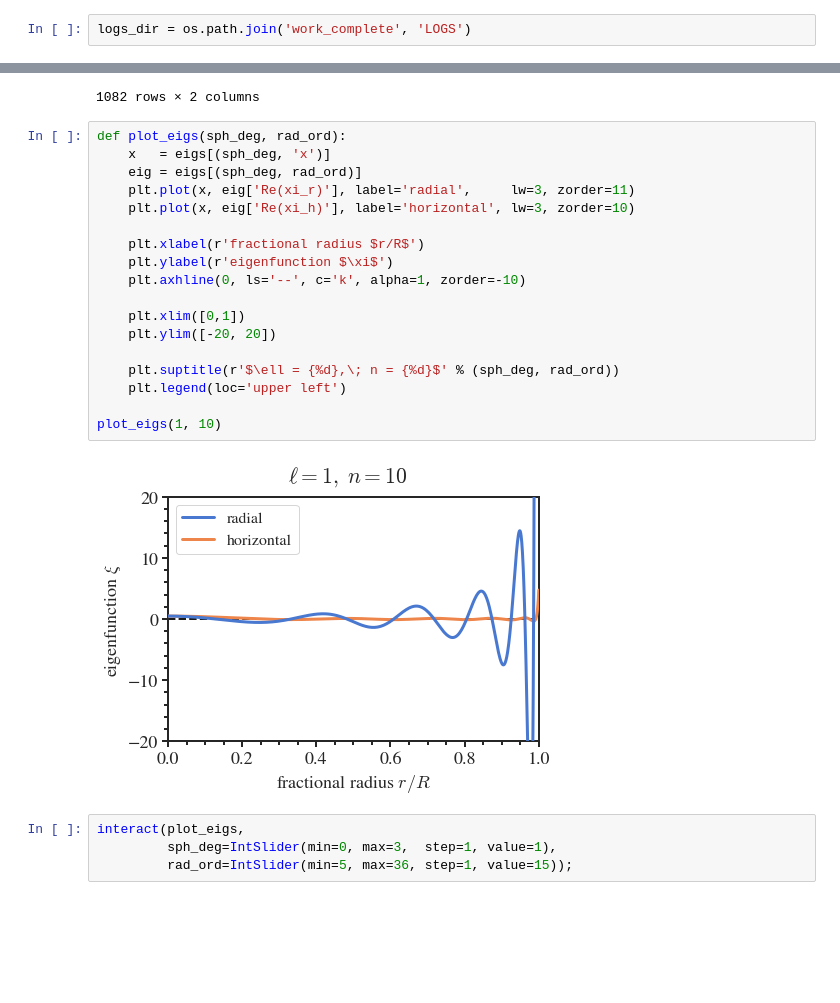
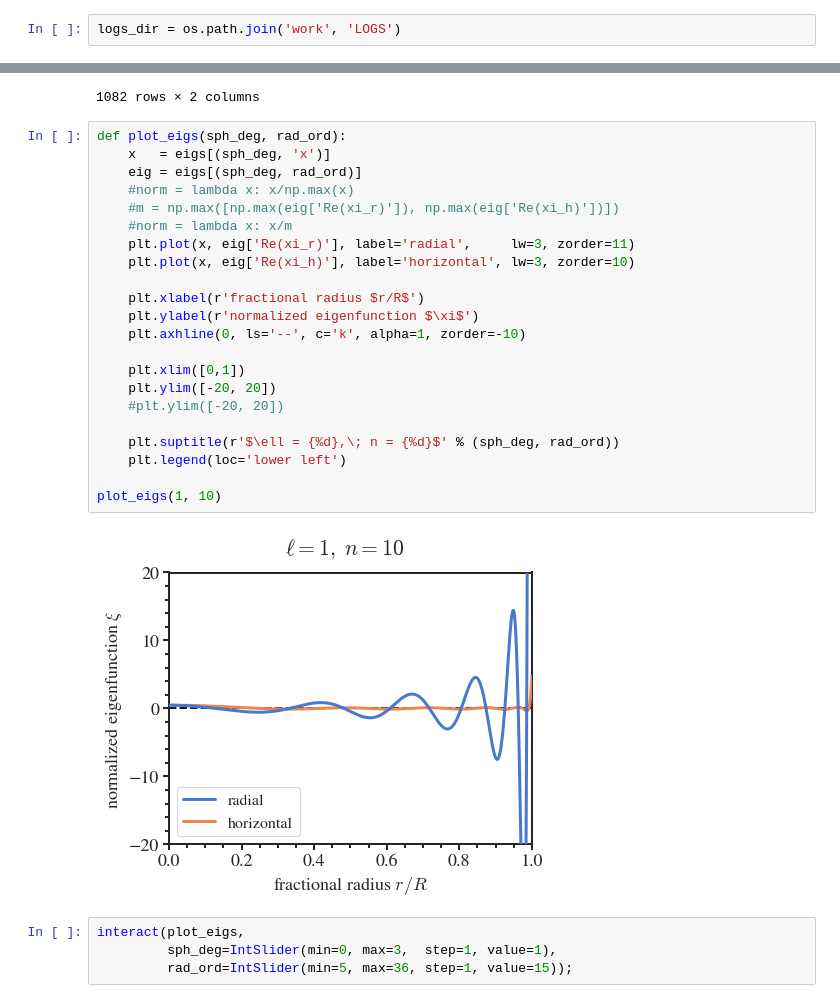
Before and after one commit to earlbellinger/mpa-kavli-astero-2023, a Jupyter notebook: tutorial.ipynb, the cells around one changed output, grey strips where cells are left out. Drawn from its saved outputs; the diff is of its cells as text; blank space fills up the shorter version.

```diff
--- a/tutorial.ipynb
+++ b/tutorial.ipynb
@@ -86,7 +88,7 @@ plt.style.use('src/matplotlibrc')
 # %% [markdown]
 ## Read in MESA data
 # %%
-logs_dir = os.path.join('work_complete', 'LOGS')
+logs_dir = os.path.join('work', 'LOGS')
 # %%
 def load_history_file(logs_dir=logs_dir):
     return pd.read_table(os.path.join(logs_dir, 'history.data'),
@@ -437,23 +442,27 @@ eigs[(1,10)]
 # %%
 def plot_eigs(sph_deg, rad_ord):
     x   = eigs[(sph_deg, 'x')]
     eig = eigs[(sph_deg, rad_ord)]
+    #norm = lambda x: x/np.max(x)
+    #m = np.max([np.max(eig['Re(xi_r)']), np.max(eig['Re(xi_h)'])])
+    #norm = lambda x: x/m
     plt.plot(x, eig['Re(xi_r)'], label='radial',     lw=3, zorder=11)
     plt.plot(x, eig['Re(xi_h)'], label='horizontal', lw=3, zorder=10)
 
     plt.xlabel(r'fractional radius $r/R$')
-    plt.ylabel(r'eigenfunction $\xi$')
+    plt.ylabel(r'normalized eigenfunction $\xi$')
     plt.axhline(0, ls='--', c='k', alpha=1, zorder=-10)
 
     plt.xlim([0,1])
     plt.ylim([-20, 20])
+    #plt.ylim([-20, 20])
 
     plt.suptitle(r'$\ell = {%d},\; n = {%d}$' % (sph_deg, rad_ord))
-    plt.legend(loc='upper left')
+    plt.legend(loc='lower left')
 
 plot_eigs(1, 10)
 # %% [output]
-[figure, old version]
+[figure, new version]
 # %%
 interact(plot_eigs,
          sph_deg=IntSlider(min=0, max=3,  step=1, value=1),
```
Also changed, not shown: parts of 14 cells of this notebook, 2 other files.
